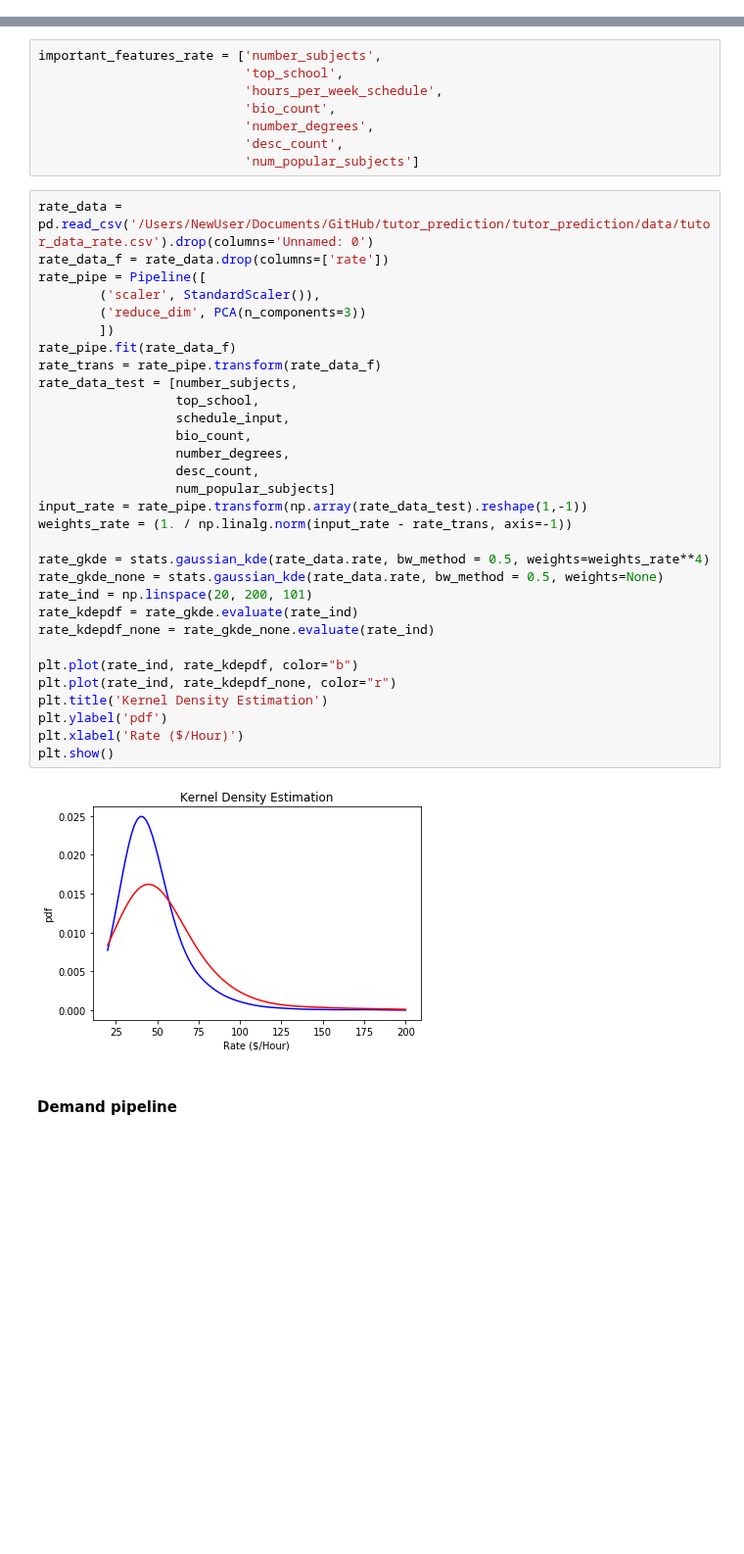
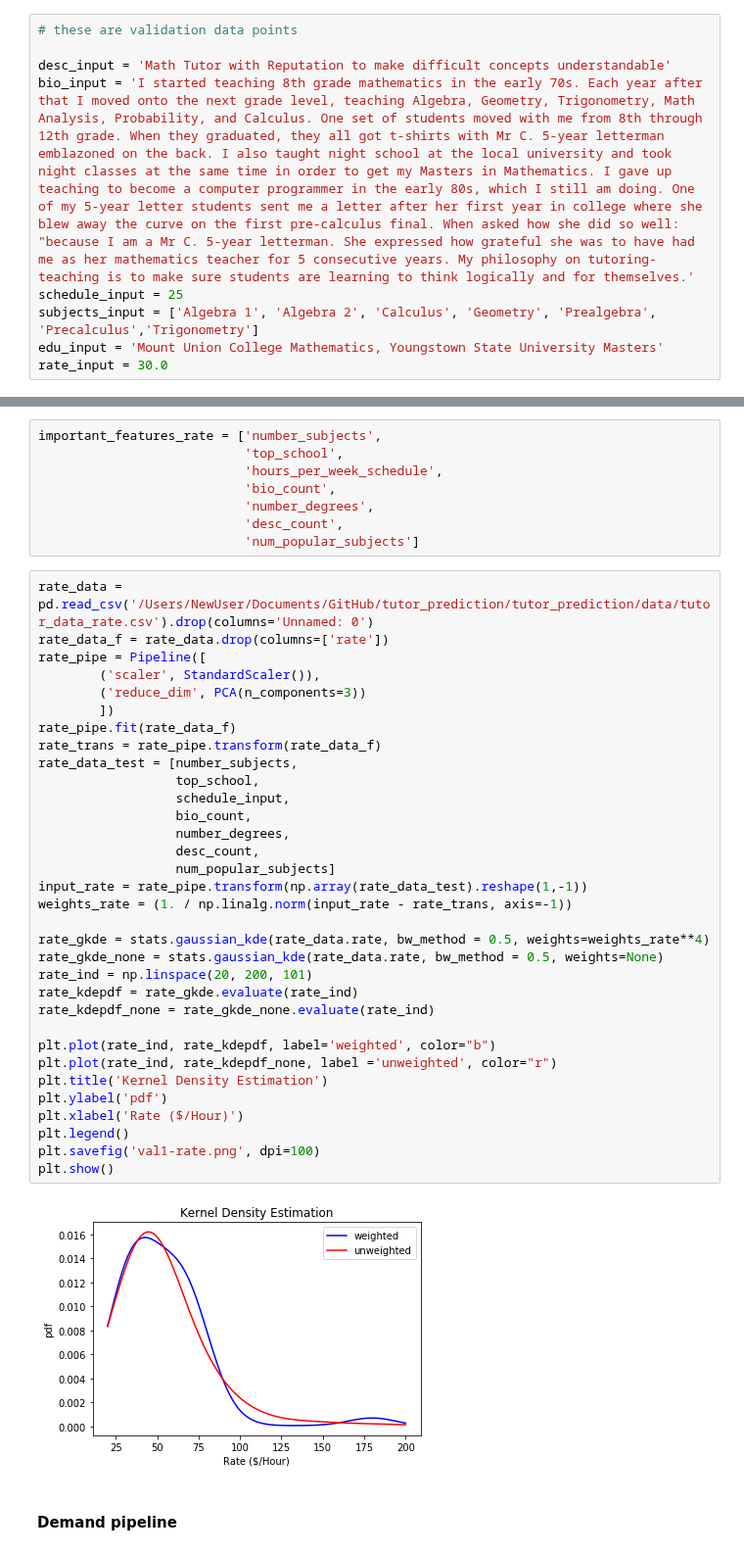
Before and after one commit to vijayoct27/tutor_prediction, a Jupyter notebook: notebook/tutor_prediction.ipynb, the cells around one changed output, grey strips where cells are left out. Shown at 98% size. Drawn from its saved outputs; the diff is of its cells as text; blank space fills up the shorter version.

```diff
--- a/notebook/tutor_prediction.ipynb
+++ b/notebook/tutor_prediction.ipynb
@@ -283,3 +283,12 @@ rate_input = 50.0
+# %%
+# these are validation data points
+
+desc_input = 'Math Tutor with Reputation to make difficult concepts understandable'
+bio_input = 'I started teaching 8th grade mathematics in the early 70s. Each year after that I moved onto the next grade level, teaching Algebra, Geometry, Trigonometry, Math Analysis, Probability, and Calculus. One set of students moved with me from 8th through 12th grade. When they graduated, they all got t-shirts with Mr C. 5-year letterman emblazoned on the back. I also taught night school at the local university and took night classes at the same time in order to get my Masters in Mathematics. I gave up teaching to become a computer programmer in the early 80s, which I still am doing. One of my 5-year letter students sent me a letter after her first year in college where she blew away the curve on the first pre-calculus final. When asked how she did so well: "because I am a Mr C. 5-year letterman. She expressed how grateful she was to have had me as her mathematics teacher for 5 consecutive years. My philosophy on tutoring-teaching is to make sure students are learning to think logically and for themselves.'
+schedule_input = 25
+subjects_input = ['Algebra 1', 'Algebra 2', 'Calculus', 'Geometry', 'Prealgebra', 'Precalculus','Trigonometry']
+edu_input = 'Mount Union College Mathematics, Youngstown State University Masters'
+rate_input = 30.0
 # %%
 # functions to generate needed features
 
@@ -337,36 +346,38 @@ important_features_rate = ['number_subjects',
 # %%
 rate_data = pd.read_csv('/Users/NewUser/Documents/GitHub/tutor_prediction/tutor_prediction/data/tutor_data_rate.csv').drop(columns='Unnamed: 0')
 rate_data_f = rate_data.drop(columns=['rate'])
 rate_pipe = Pipeline([
         ('scaler', StandardScaler()),
         ('reduce_dim', PCA(n_components=3))
         ])
 rate_pipe.fit(rate_data_f)
 rate_trans = rate_pipe.transform(rate_data_f)
 rate_data_test = [number_subjects,
                   top_school,
                   schedule_input,
                   bio_count,
                   number_degrees,
                   desc_count,
                   num_popular_subjects]
 input_rate = rate_pipe.transform(np.array(rate_data_test).reshape(1,-1))
 weights_rate = (1. / np.linalg.norm(input_rate - rate_trans, axis=-1))
 
 rate_gkde = stats.gaussian_kde(rate_data.rate, bw_method = 0.5, weights=weights_rate**4)
 rate_gkde_none = stats.gaussian_kde(rate_data.rate, bw_method = 0.5, weights=None)
 rate_ind = np.linspace(20, 200, 101)
 rate_kdepdf = rate_gkde.evaluate(rate_ind)
 rate_kdepdf_none = rate_gkde_none.evaluate(rate_ind)
 
-plt.plot(rate_ind, rate_kdepdf, color="b")
-plt.plot(rate_ind, rate_kdepdf_none, color="r")
+plt.plot(rate_ind, rate_kdepdf, label='weighted', color="b")
+plt.plot(rate_ind, rate_kdepdf_none, label ='unweighted', color="r")
 plt.title('Kernel Density Estimation')
 plt.ylabel('pdf')
 plt.xlabel('Rate ($/Hour)')
+plt.legend()
+plt.savefig('val1-rate.png', dpi=100)
 plt.show()
 # %% [output]
-[figure, old version]
+[figure, new version]
 # %% [markdown]
 #### Demand pipeline
 # %%
```
Also changed, not shown: parts of 2 cells of this notebook, 4 other files.
